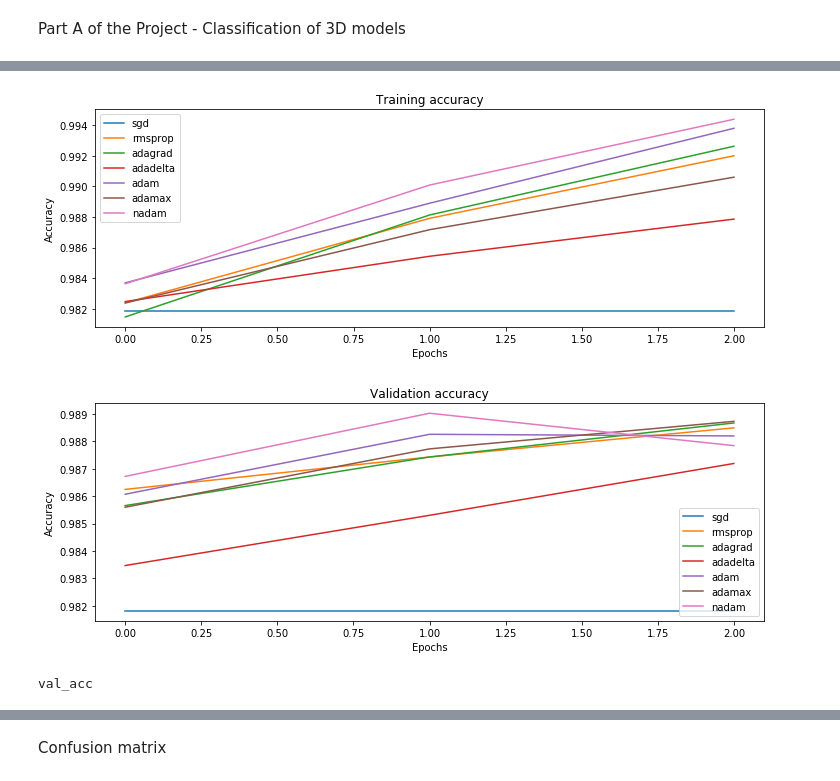
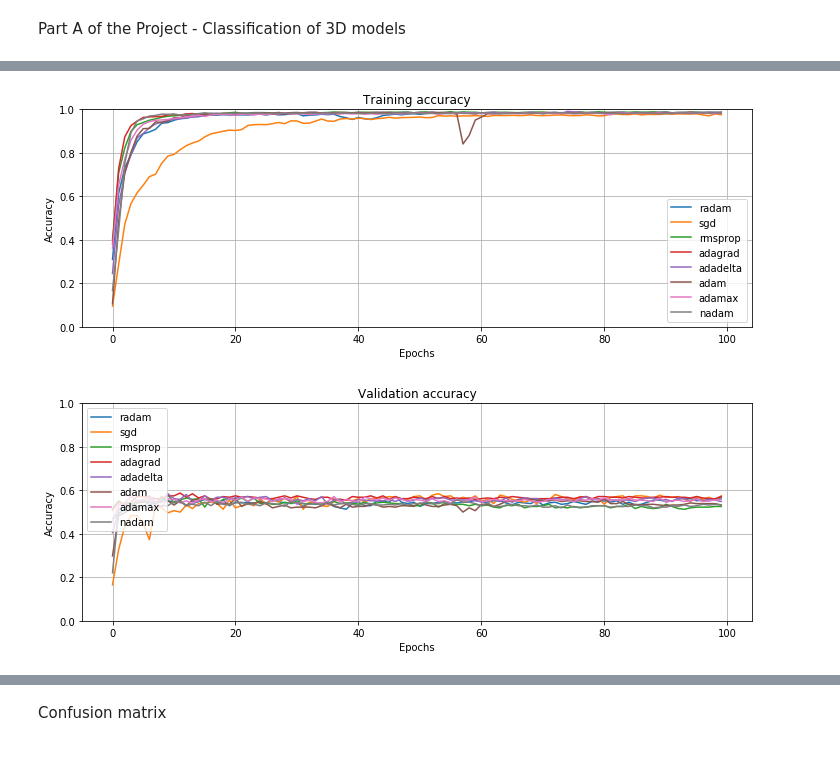
Before and after one commit to Fede5991/3D-AugmentedReality_Project, a Jupyter notebook: 3D-Project.ipynb, the cells around one changed output, grey strips where cells are left out. Drawn from its saved outputs; the diff is of its cells as text; code cells hidden in the pictures.

```diff
--- a/3D-Project.ipynb
+++ b/3D-Project.ipynb
@@ -118,0 +41,6 @@ Neural Networks
+# %%
+dtype='float16'
+K.set_floatx(dtype)
+
+# default is 1e-7 which is too small for float16.  Without adjusting the epsilon, we will get NaN predictions because of divide by zero problems
+K.set_epsilon(1e-4)
@@ -255,23 +365,0 @@ Epoch 00003: val_acc improved from -inf to 0.98784, saving model to best_model_6
-# %%
-plt.figure(figsize=(12,4))
-for i in range(len(optimizers)):
-    plt.plot(training_accuracy[i])
-plt.title('Training accuracy')
-plt.xlabel('Epochs')
-plt.ylabel('Accuracy')
-plt.legend(optimizers)
-plt.show()
-
-plt.figure(figsize=(12,4))
-for i in range(len(optimizers)):
-    plt.plot(validation_accuracy[i])
-plt.title('Validation accuracy')
-plt.xlabel('Epochs')
-plt.ylabel('Accuracy')
-plt.legend(optimizers)
-plt.show()
-print (early_stopping.monitor)
-# %% [output]
-[figure, removed]
-[figure, removed]
-val_acc
@@ -277,0 +387,9 @@ val_acc
+# %%
+model='CNN1'
+scores=['test score accuracy']
+plot_training_accuracy(training_accuracy,optimizers,model)
+plot_validation_accuracy(validation_accuracy,optimizers,model)
+plot_test_scores(scores,y,model)
+# %% [output]
+[figure, added]
+[figure, added]
```
Also changed, not shown: parts of 47 cells of this notebook.
